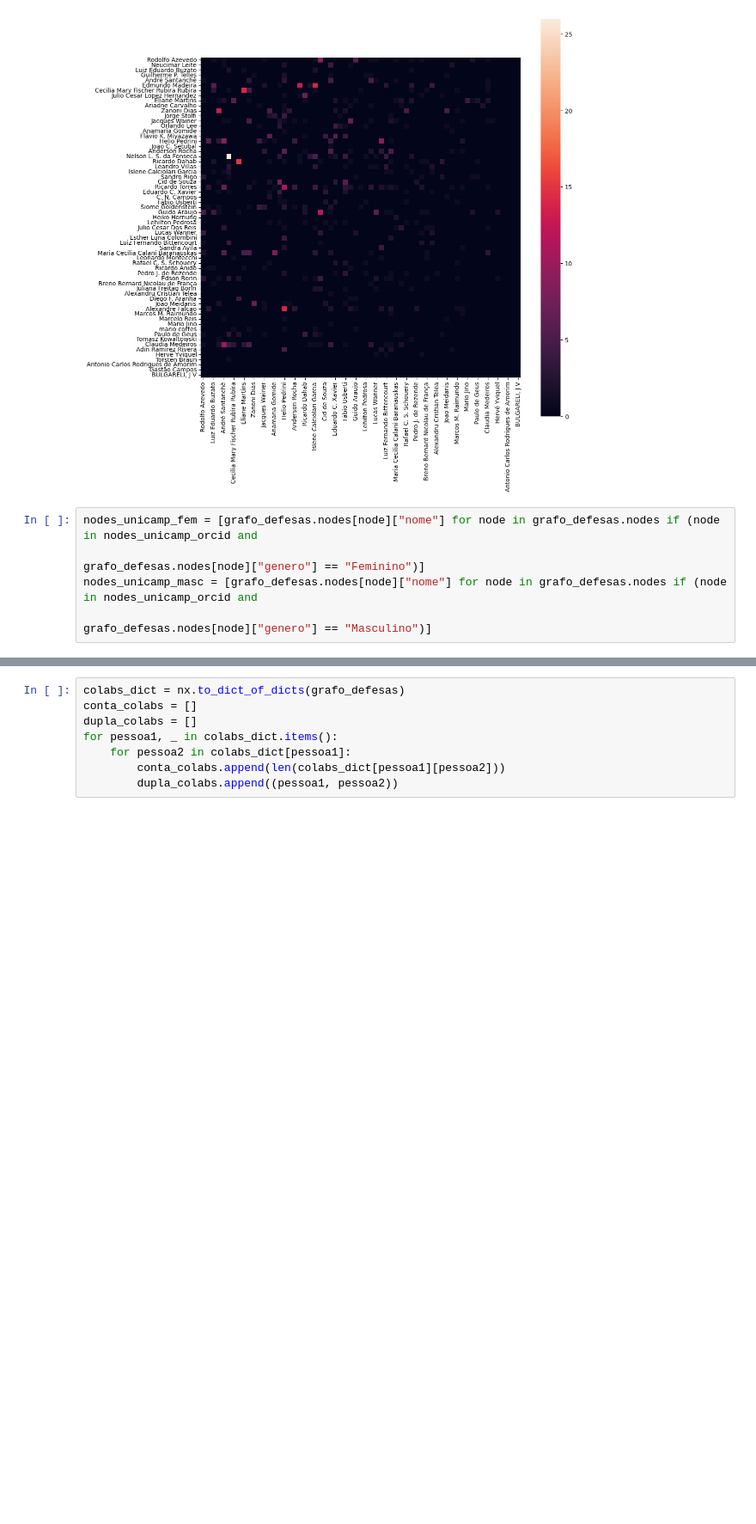
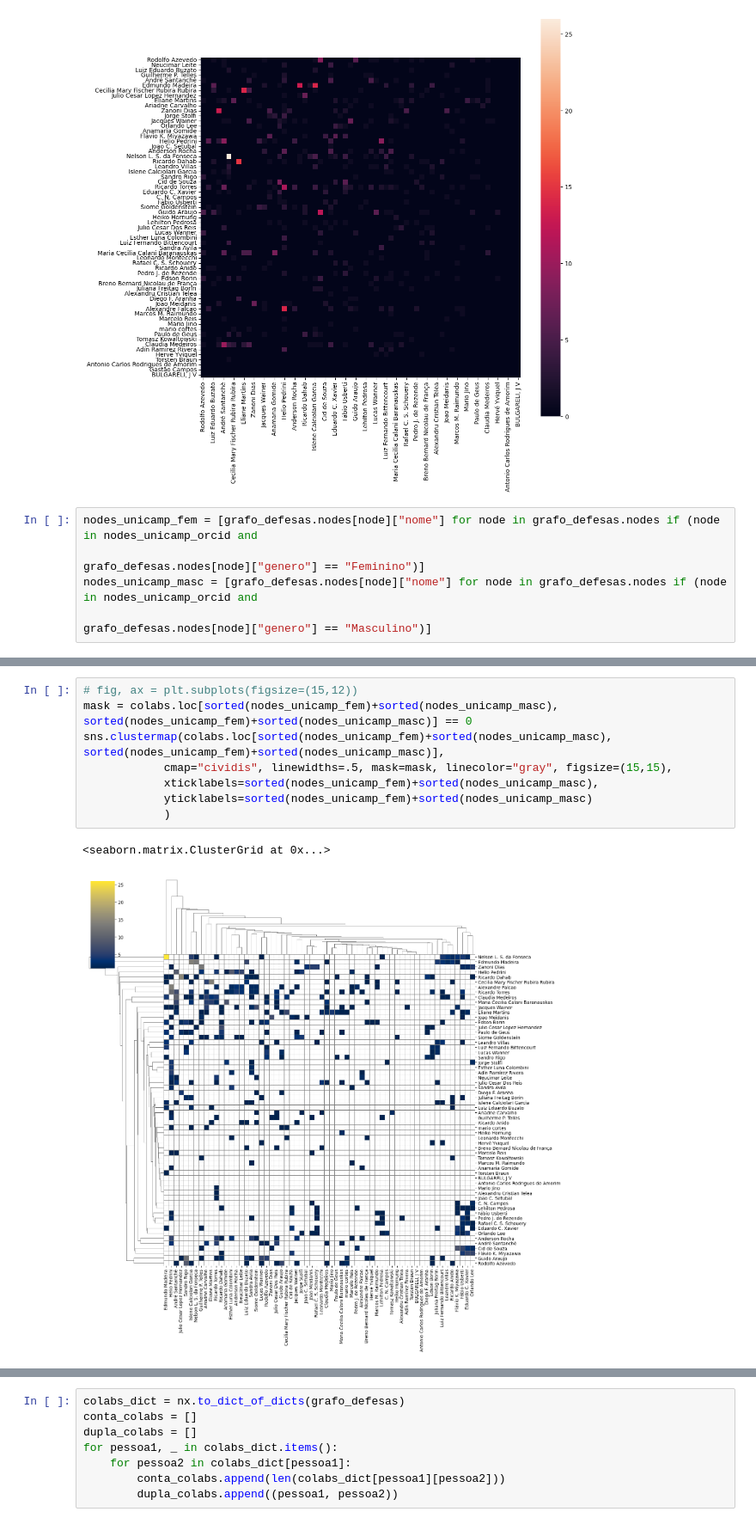
Before and after one commit to gondimjoaom/mo412-projetofinal, a Jupyter notebook: graph_all.ipynb, the cells around one changed output, grey strips where cells are left out. Shown at 86% size. Drawn from its saved outputs; the diff is of its cells as text; blank space fills up the shorter version.

Commit message:
novos gráficos com clusterização

```diff
--- a/graph_all.ipynb
+++ b/graph_all.ipynb
@@ -391,0 +373,11 @@ ax.vlines(len(nodes_unicamp_fem), *ax.get_ylim(), colors="black")
+# %%
+# fig, ax = plt.subplots(figsize=(15,12))
+mask = colabs.loc[sorted(nodes_unicamp_fem)+sorted(nodes_unicamp_masc), sorted(nodes_unicamp_fem)+sorted(nodes_unicamp_masc)] == 0
+sns.clustermap(colabs.loc[sorted(nodes_unicamp_fem)+sorted(nodes_unicamp_masc), sorted(nodes_unicamp_fem)+sorted(nodes_unicamp_masc)],
+            cmap="cividis", linewidths=.5, mask=mask, linecolor="gray", figsize=(15,15),
+            xticklabels=sorted(nodes_unicamp_fem)+sorted(nodes_unicamp_masc),
+            yticklabels=sorted(nodes_unicamp_fem)+sorted(nodes_unicamp_masc)
+            )
+# %% [output]
+<seaborn.matrix.ClusterGrid at 0x...>
+[figure, added]
```
Also changed, not shown: parts of 45 cells of this notebook.
